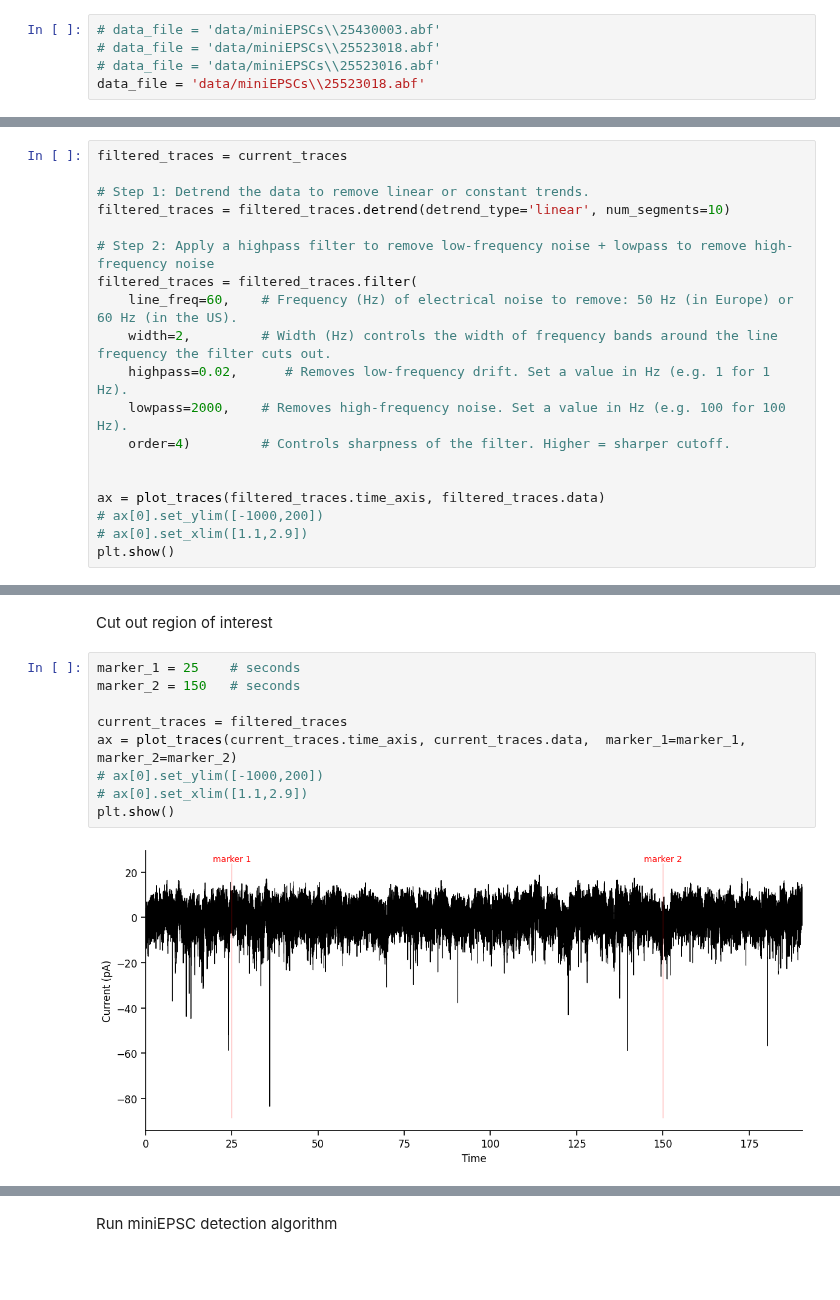
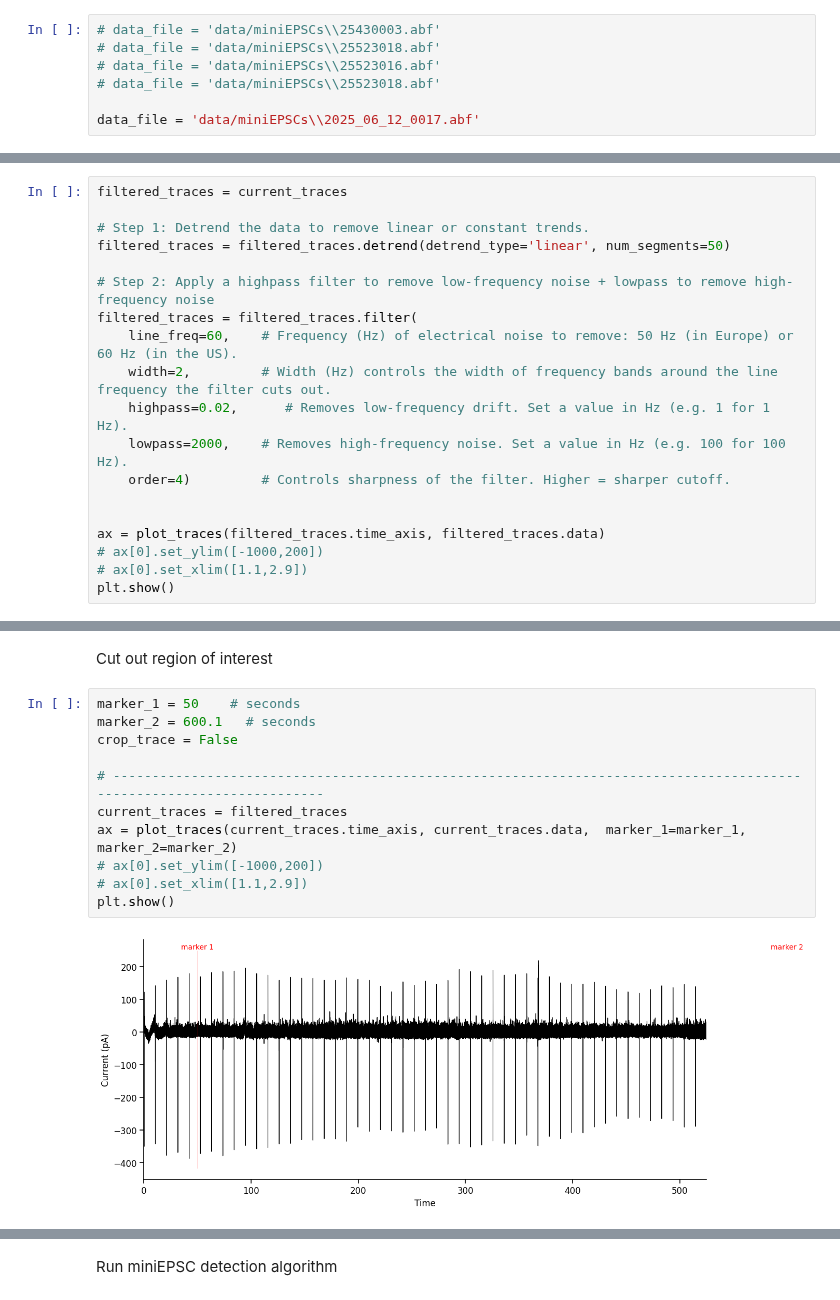
Before and after one commit to argalloni/CSHL_IonChannels2025, a Jupyter notebook: Analysis 12 - miniEPSCs.ipynb, the cells around one changed output, grey strips where cells are left out. Drawn from its saved outputs; the diff is of its cells as text; blank space fills up the shorter version.

Commit message:
updated plots

```diff
--- a/Analysis 12 - miniEPSCs.ipynb
+++ b/Analysis 12 - miniEPSCs.ipynb
@@ -48,6 +57,8 @@ Choose which file you want to analyze and past the file name here:
 # data_file = 'data/miniEPSCs\\25430003.abf'
 # data_file = 'data/miniEPSCs\\25523018.abf'
 # data_file = 'data/miniEPSCs\\25523016.abf'
-data_file = 'data/miniEPSCs\\25523018.abf'
+# data_file = 'data/miniEPSCs\\25523018.abf'
+
+data_file = 'data/miniEPSCs\\2025_06_12_0017.abf'
 # %% [markdown]
 Now we can load the file and plot the raw data:
@@ -77,7 +108,7 @@ The goal here is to only remove the noise with minimal distortion of the data.
 filtered_traces = current_traces
 
 # Step 1: Detrend the data to remove linear or constant trends.
-filtered_traces = filtered_traces.detrend(detrend_type='linear', num_segments=10)
+filtered_traces = filtered_traces.detrend(detrend_type='linear', num_segments=50)
 
 # Step 2: Apply a highpass filter to remove low-frequency noise + lowpass to remove high-frequency noise
 filtered_traces = filtered_traces.filter(
@@ -97,14 +128,16 @@ plt.show()
 # %% [markdown]
 Cut out region of interest
 # %%
-marker_1 = 25    # seconds
-marker_2 = 150   # seconds
+marker_1 = 50    # seconds
+marker_2 = 600.1   # seconds
+crop_trace = False
 
+# ---------------------------------------------------------------------------------------------------------------------
 current_traces = filtered_traces
 ax = plot_traces(current_traces.time_axis, current_traces.data,  marker_1=marker_1, marker_2=marker_2)
 # ax[0].set_ylim([-1000,200])
 # ax[0].set_xlim([1.1,2.9])
 plt.show()
 # %% [output]
-[figure, old version]
+[figure, new version]
 # %%
```
Also changed, not shown: parts of 13 cells of this notebook.
